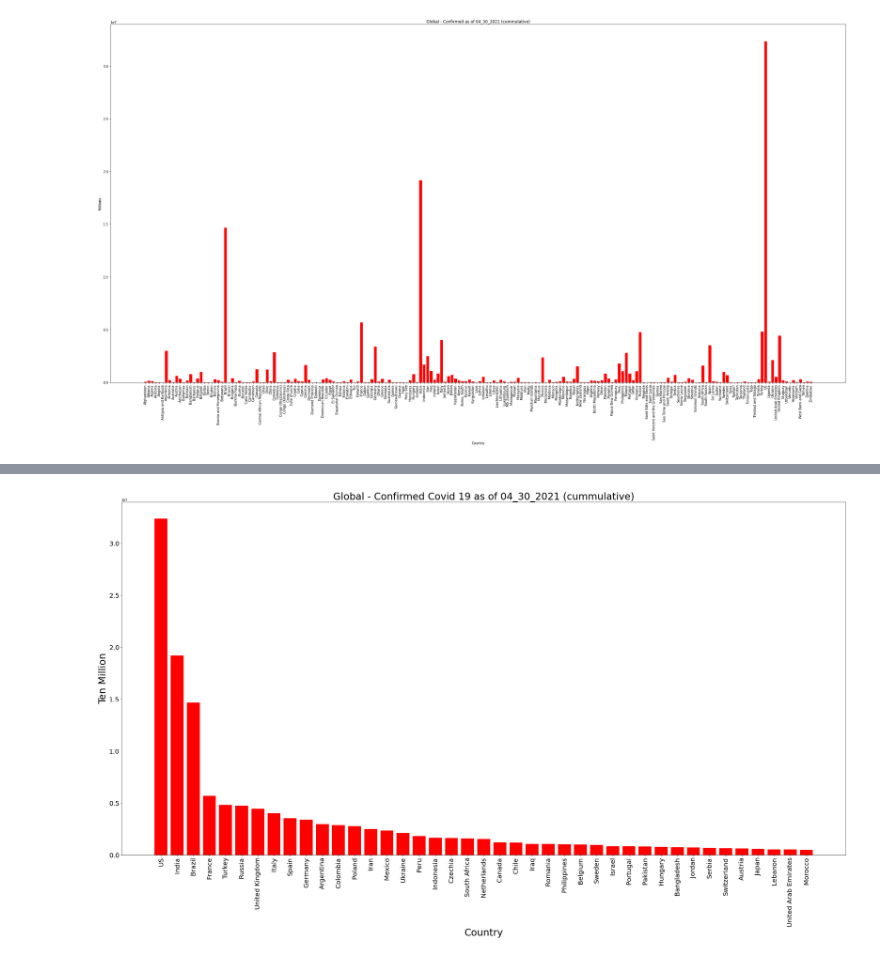
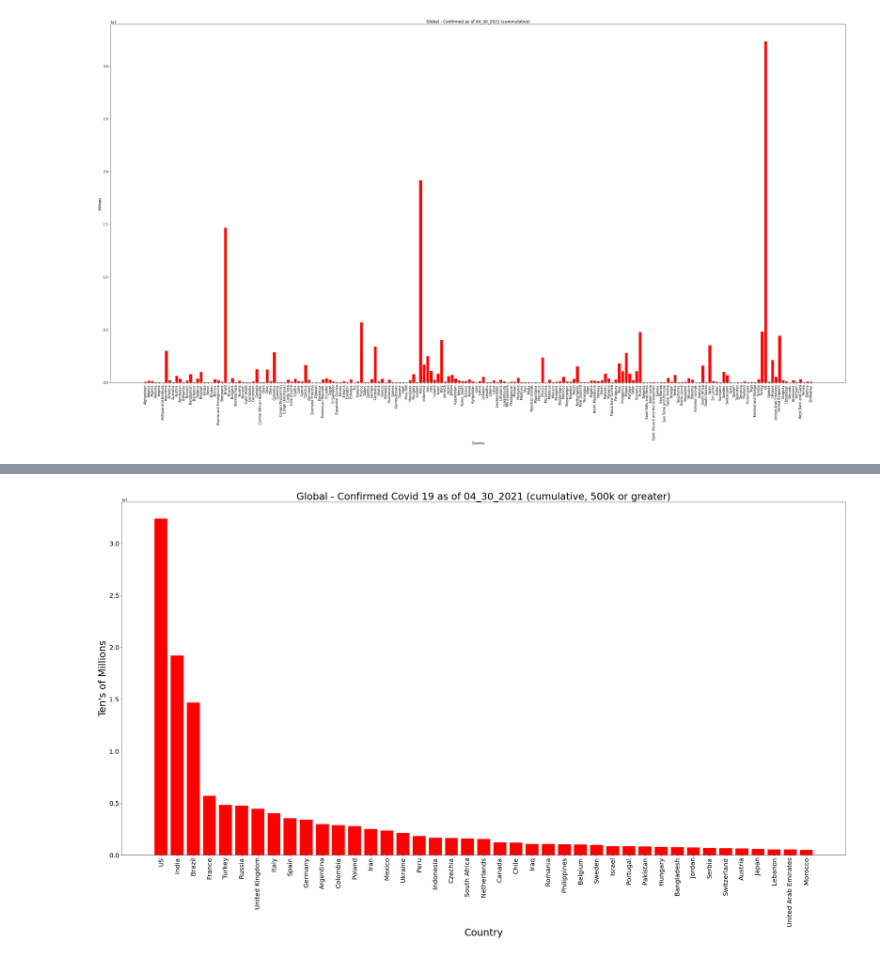
Before and after one commit to makbarish/Grp5_Project1_Covid19, a Jupyter notebook: Clay/Covid_19_Summary_By_Month_Year_Country.ipynb, the cells around one changed output, grey strips where cells are left out. Cells and saved outputs as stored; diff of their text form; code cells hidden in the pictures.

Commit message:
updates for clay folder for covid 19 by country

```diff
--- a/Clay/Covid_19_Summary_By_Month_Year_Country.ipynb
+++ b/Clay/Covid_19_Summary_By_Month_Year_Country.ipynb
@@ -224,17 +224,20 @@ confirmed_19_df_by_country[filt].sort_values(by = "Confirmed", ascending = False
 | 89267 | 2021-04-30 | United Arab Emirates | 520236 | 1587 | 500779.0 | 17870.0 | 1974 | 3 | 1836 |
 | 89206 | 2021-04-30 | Morocco | 511249 | 9023 | 497621.0 | 4605.0 | 363 | 3 | 516 |
 # %%
+# confirmed_19_df_by_country[filt].sort_values(by = "Confirmed", ascending = False)
 plt.figure(figsize=(40,20))
-# confirmed_19_df_by_country[filt].sort_values(by = "Confirmed", ascending = False)
+# plt.figure.subplots_adjust(left=0.115, right=0.88)
 y_axis = confirmed_19_df_by_country[filt].sort_values(by = "Confirmed", ascending = False)["Confirmed"]
 x_axis = confirmed_19_df_by_country[filt].sort_values(by = "Confirmed", ascending = False)["Country/Region"]
+pos = np.arange(len(x_axis))
+# x_pos = [0]
 # x_axis.margins(0.01, 0)
-plt.bar(x_axis, y_axis, color='r', alpha=1.0, align="center")
+plt.bar(x_axis, y_axis, width = 0.8, color='r', alpha=1.0, align="center")
 plt.xlabel("Country", fontsize = 30)
-plt.ylabel("Ten Million", fontsize = 30)
-plt.title("Global - Confirmed Covid 19 as of 04_30_2021 (cummulative)", fontsize = 30)
+plt.ylabel("Ten's of Millions", fontsize = 30)
+plt.title("Global - Confirmed Covid 19 as of 04_30_2021 (cumulative, 500k or greater)", fontsize = 30)
 plt.xticks(rotation = 90, fontsize = 20)
 plt.yticks(fontsize = 20)
 plt.show()
 # %% [output]
-[figure, old version]
+[figure, new version]
```
Also changed, not shown: parts of 1 cell of this notebook, 2 other files.
